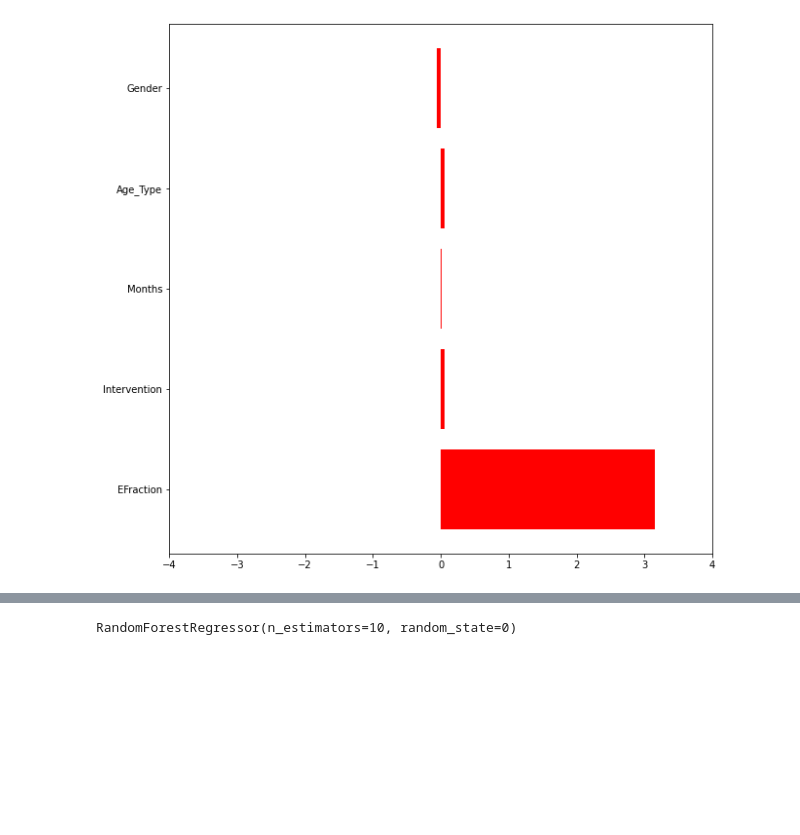
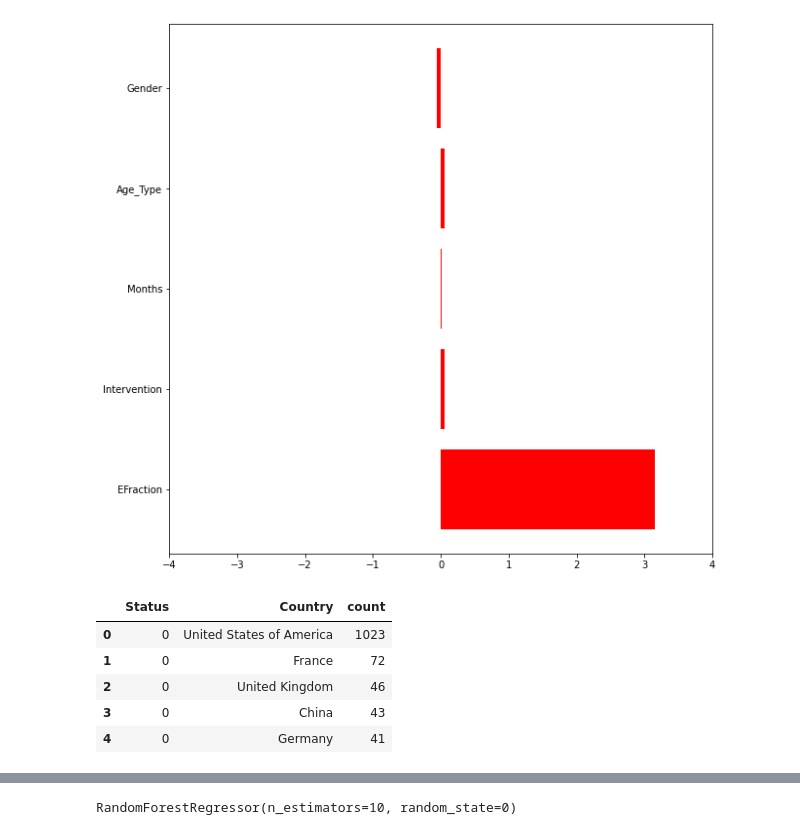
Before and after one commit to DGulati/Erdos_2022_ClinicalTrialsProject, a Jupyter notebook: Cancer_Notebook.ipynb, the cells around one changed output, grey strips where cells are left out. Saved outputs shown, nothing was run; the diff lists cells and outputs as text; code cells hidden in the pictures; blank space fills up the shorter version.

```diff
--- a/Cancer_Notebook.ipynb
+++ b/Cancer_Notebook.ipynb
@@ -94,5 +94,14 @@ c_df['Country'] = np.where(
     'United States of America',
     c_df['Country']
 )
+# %%
+c_df.head()
+# %% [output]
+|  | Status | Country | count |
+| 0 | 0 | United States of America | 1023 |
+| 1 | 0 | France | 72 |
+| 2 | 0 | United Kingdom | 46 |
+| 3 | 0 | China | 43 |
+| 4 | 0 | Germany | 41 |
 # %%
 world = geopandas.read_file(geopandas.datasets.get_path('naturalearth_lowres'))
```
Also changed, not shown: parts of 15 cells of this notebook, 1 other file.
